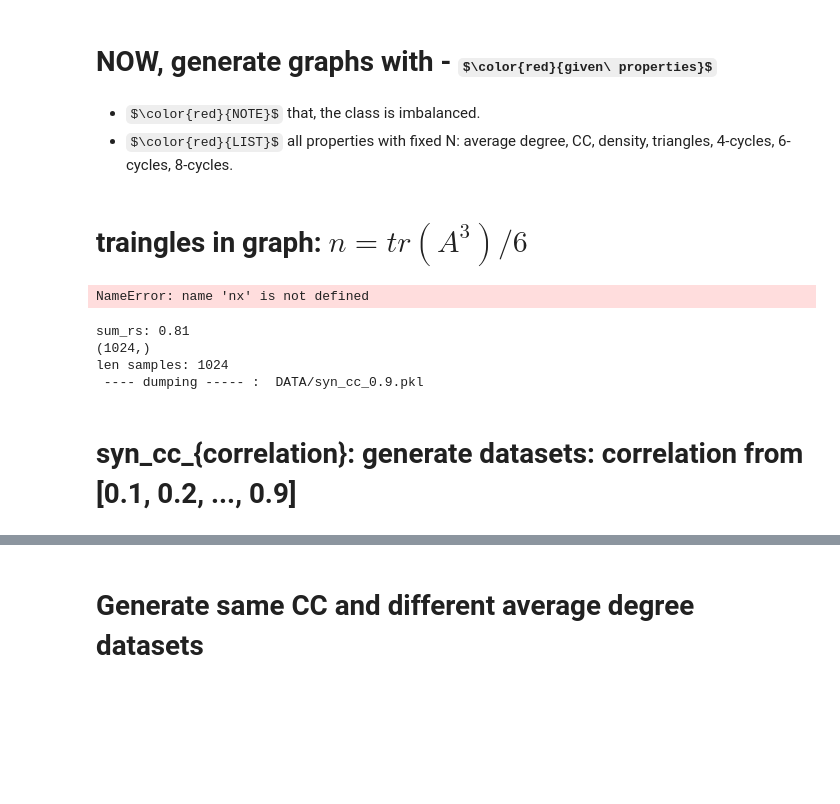
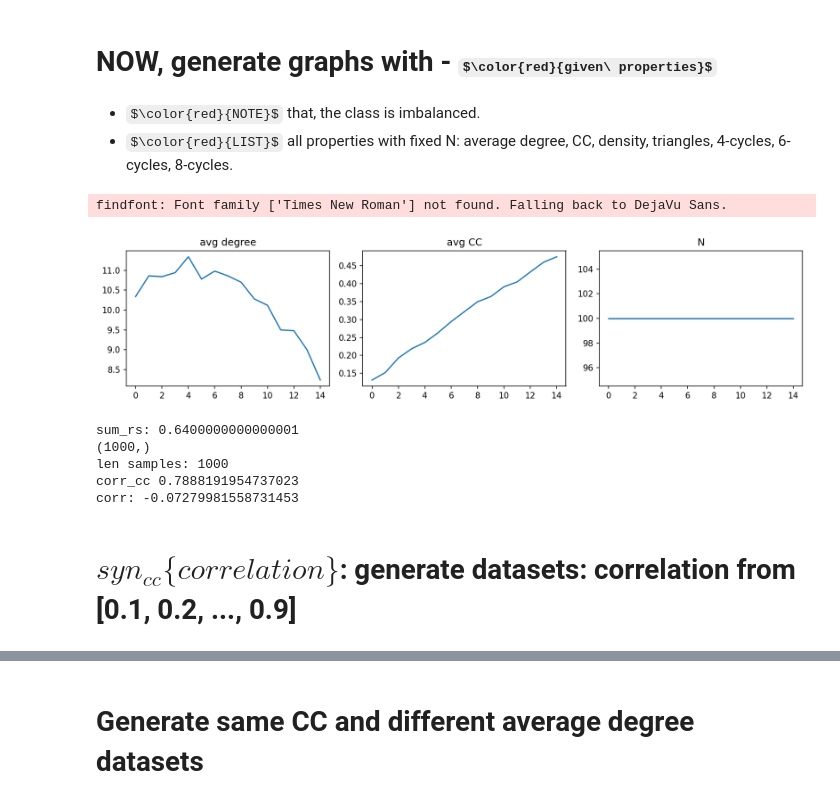
Before and after one commit to ICLab4DL/GNNBenchEffectiveness, a Jupyter notebook: dataset_utils/synthetic_dataset.ipynb, the cells around one changed output, grey strips where cells are left out. Cells and saved outputs as stored; diff of their text form; code cells hidden in the pictures; some formulas as TeX source; blank space fills up the shorter version.

Commit message:
add middle scale datasets

```diff
--- a/dataset_utils/synthetic_dataset.ipynb
+++ b/dataset_utils/synthetic_dataset.ipynb
@@ -99,28 +99,3 @@ plot_color_gradients('Qualitative',
                       'tab20c'])
 # %% [output]
 <Figure size 640x338.2 with 13 Axes>
-# %%
-import numpy as np
-from scipy.stats import pearsonr,pointbiserialr
-
-# Step 1: Generate X values from normal distribution
-sample_size = 1000  # Larger sample size for better approximation
-X = np.random.normal(loc=0, scale=1, size=sample_size)
-
-# Step 2: Calculate expected mean and standard deviation of Y
-r = 0.5  # Replace with desired correlation coefficient
-mu = 0  # Replace with desired mean of Y
-sigma = r * np.std(X)
-
-# Step 3: Generate Y values from binomial distribution
-p = (r * sigma / np.std(X)) + mu
-Y = np.random.binomial(n=1, p=p, size=sample_size)
-
-# Step 4: Calculate Pearson correlation coefficient
-correlation_coefficient_pearson, _ = pearsonr(X, Y)
-
-# Step 5: Calculate Point-biserial correlation coefficient
-correlation_coefficient_pointbiserial, _ = pointbiserialr(X, Y)
-
-print("Pearson Correlation Coefficient: ", correlation_coefficient_pearson)
-print("Point-biserial Correlation Coefficient: ", correlation_coefficient_pointbiserial)
@@ -574,8 +342,0 @@ print("Average Clustering Coefficient: ", avg_clustering_coefficient)
-# %% [markdown]
-# traingles in graph: $n = tr(A^3)/6$
-# %%
-adj = np.array([[1, 2, 3], [1, 2, 3], [1, 2, 3]])
-print(np.trace(adj))
-
-print(adj@adj @ adj)
-print(np.trace(adj@adj @ adj))
@@ -588,7 +343,7 @@ print(np.trace(adj@adj @ adj))
 # %%
 from functools import reduce
 from scipy.sparse import csr_matrix
-
+import random
 
 def rewire_given_cc(desired_cc, G, node_num):
     # Calculate the number of triangles needed to achieve the desired clustering coefficient
@@ -653,37 +408,39 @@ def get_Y(ns,  rs = None, is_uniform=True):
     Y, _ = z_norm(Y.reshape(-1, 1))
     Y = Y.squeeze()
     Y = np.round(Y * 10).astype(int)
 
     return Y
 
-
-
-
 # tris_num = 10
 # tris_num = N*(target_cc - ACC_ER) / (1 - target_cc)
 
 er_nodes = 100
 
 tris_num = np.arange(1, int(er_nodes/6)) # 15
 # print('tris_num:  ', tris_num)
 
 samples = []
 for tr_num in tris_num:
     G = nx.erdos_renyi_graph(er_nodes - tr_num*3, 0.1 + tr_num*0.01)
     samples.append(add_triangles(G, 1, tr_num))
 
 avg_degrees = [sum(dict(G.degree()).values()) / len(G) for G in samples]
 avg_CCs = [nx.average_clustering(G) for G in samples]
 Ns = [len(G) for G in samples]
 fig, axes = plt.subplots(1, 3, figsize=(12, 3), dpi=150)
 axes[0].plot(avg_degrees)
+axes[0].set_title('avg degree')
 axes[1].plot(avg_CCs)
+axes[1].set_title('avg CC')
 axes[2].plot(Ns)
+axes[2].set_title('N')
+
 # axes[1].plot(check_avg_degree)
 
 plt.tight_layout()
 # %% [output]
-NameError: name 'nx' is not defined
+findfont: Font family ['Times New Roman'] not found. Falling back to DejaVu Sans.
+[figure, added]
 # %%
 import random
 from functools import reduce
@@ -878,7 +696,10 @@ def dump_ER_graphs_by_CC(sample_num, class_num, rs, node_num=100, min_CC=0.1, ma
-# %%
-dump_ER_graphs_by_CC(1024, 10, rs=[0.9])
-# %% [output]
-sum_rs: 0.81
-(1024,)
-len samples: 1024
- ---- dumping ----- :  DATA/syn_cc_0.9.pkl
+# %%
+ok = dump_ER_graphs_by_CC(1000, 10, rs=[0.8], er_nodes=100, name='syn_test_cc_0.8')
+while not ok:
+    ok = dump_ER_graphs_by_CC(1000, 10, rs=[0.8], er_nodes=100, name='syn_test_cc_0.8')
+# %% [output]
+sum_rs: 0.6400000000000001
+(1000,)
+len samples: 1000
+corr_cc 0.7888191954737023
+corr: -0.07279981558731453
@@ -885,3 +709,3 @@ len samples: 1024
 # %% [markdown]
-# syn_cc_\{correlation\}: generate datasets: correlation from [0.1, 0.2, ..., 0.9]
+# $syn_{cc}\{correlation\}$: generate datasets: correlation from [0.1, 0.2, ..., 0.9]
 # %%
```
Also changed, not shown: parts of 23 cells of this notebook, 15 other files.
